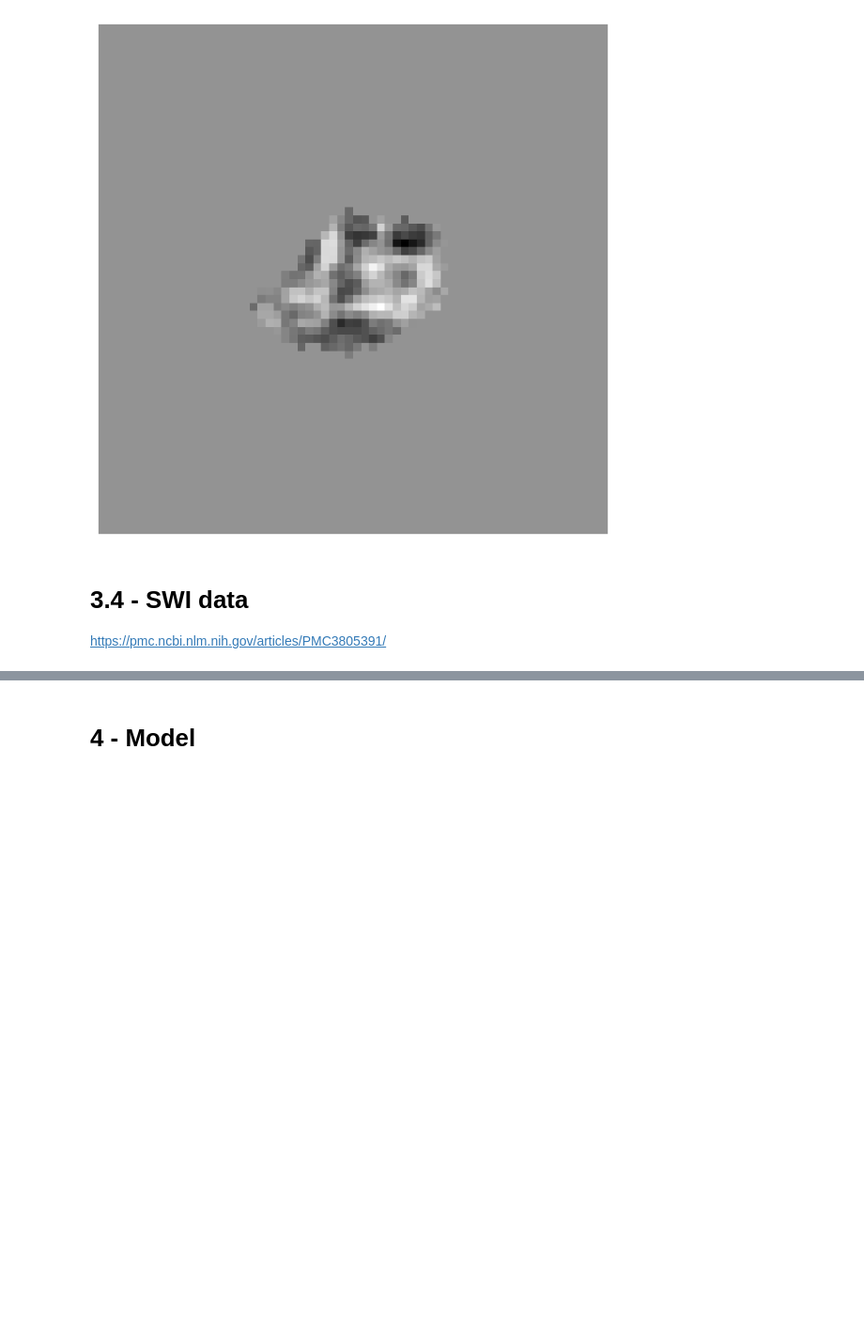
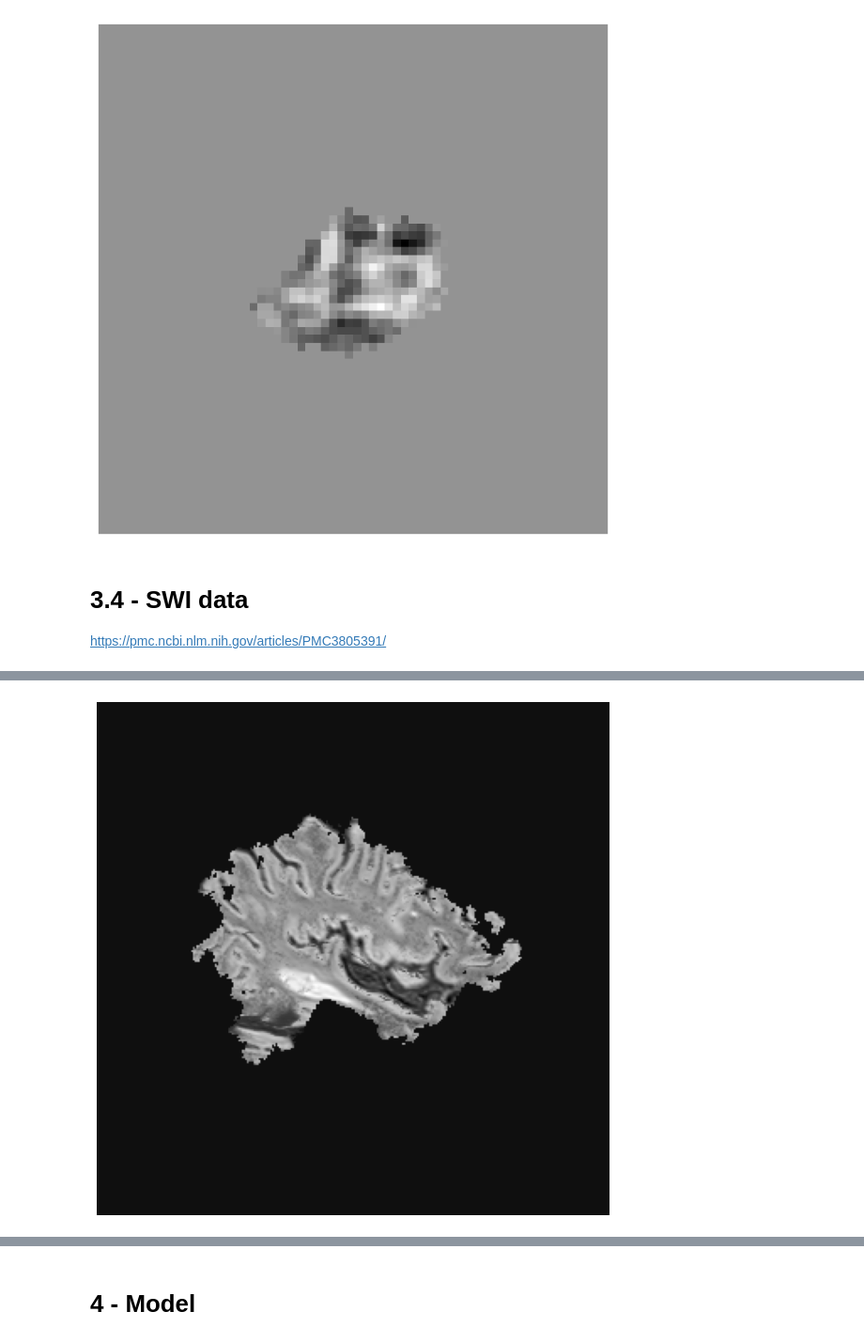
Before and after one commit to optimazter/prl_seg, a Jupyter notebook: visualization.ipynb, the cells around one changed output, grey strips where cells are left out. Shown at 94% size. Cells and saved outputs as stored; diff of their text form; code cells hidden in the pictures; blank space fills up the shorter version.

```diff
--- a/visualization.ipynb
+++ b/visualization.ipynb
@@ -244,0 +398,9 @@ Mean of T2*-phase high-pass filtered: -1.7871249914169312, Std of T2*-phase high
+# %%
+example_idx = 4
+img, phase, mask = train_star_data[10]
+img = img[example_idx].squeeze(0)
+fig, axs = plt.subplots(ncols = 1, nrows = 1, figsize = (10, 10))
+vis.plot_nifti_on_ax(axs, img = img)
+plt.savefig("output/images/augmentation_flip", bbox_inches='tight')
+# %% [output]
+[figure, added]
```
Also changed, not shown: parts of 69 cells of this notebook, 9 other files.
